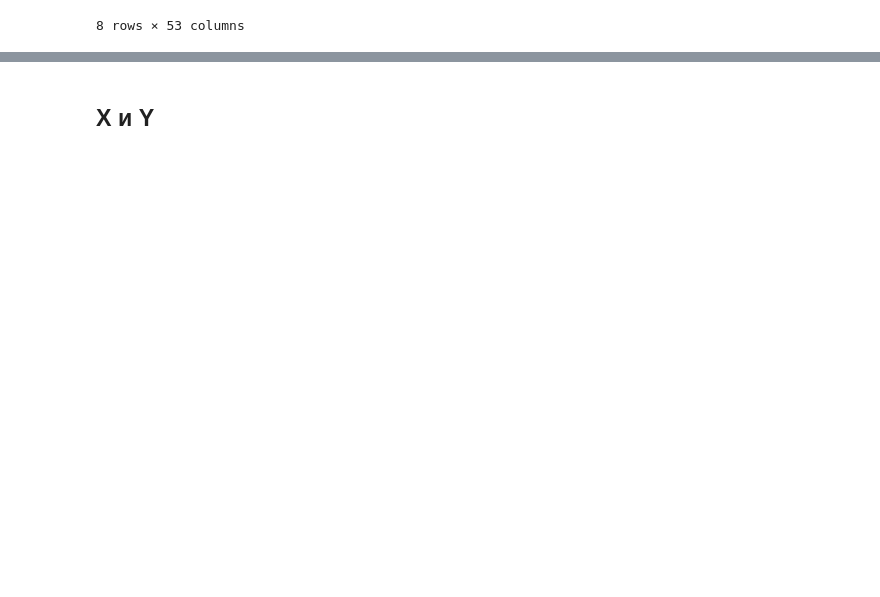
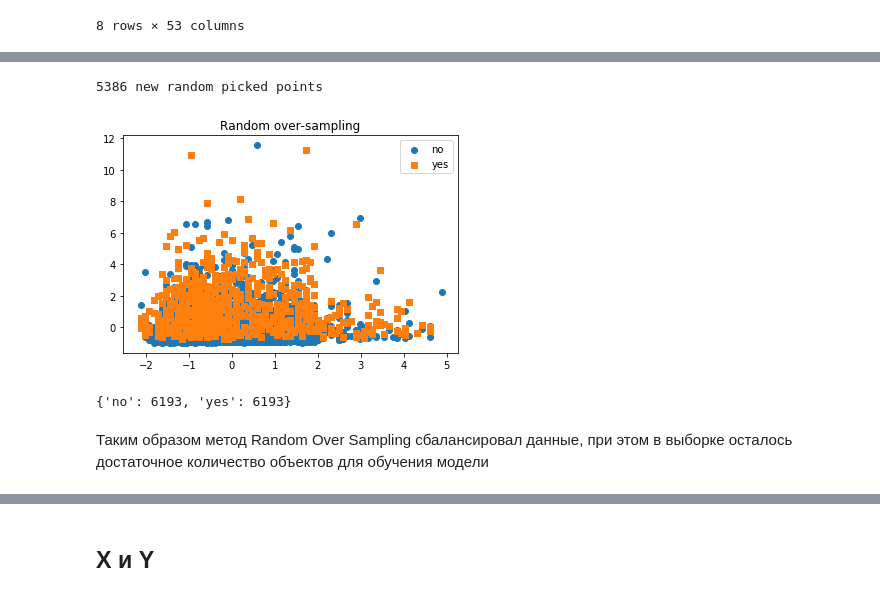
Before and after one commit to KhAngelina/ML, a Jupyter notebook: Task1/tutorial_deposite_prediction.ipynb, the cells around one changed output, grey strips where cells are left out. Drawn from its saved outputs; the diff is of its cells as text; code cells hidden in the pictures; blank space fills up the shorter version.

```diff
--- a/Task1/tutorial_deposite_prediction.ipynb
+++ b/Task1/tutorial_deposite_prediction.ipynb
@@ -540,0 +671,19 @@ data.describe()
+# %%
+from imblearn.over_sampling import RandomOverSampler
+
+ros = RandomOverSampler()
+X_data = data.drop(('y'), axis = 1)
+Y_data = data['y']
+X_ros, y_ros = ros.fit_sample(X_data, Y_data)
+
+print(X_ros.shape[0] - X_data.shape[0], 'new random picked points')
+
+plot_2d_space(X_ros, y_ros, 'Random over-sampling')
+unique, counts = numpy.unique(y_ros, return_counts=True)
+dict(zip(unique, counts))
+# %% [output]
+5386 new random picked points
+[figure, added]
+{'no': 6193, 'yes': 6193}
+# %% [markdown]
+Таким образом метод Random Over Sampling сбалансировал данные, при этом в выборке осталось достаточное количество объектов для обучения модели
```
Also changed, not shown: parts of 70 cells of this notebook.
